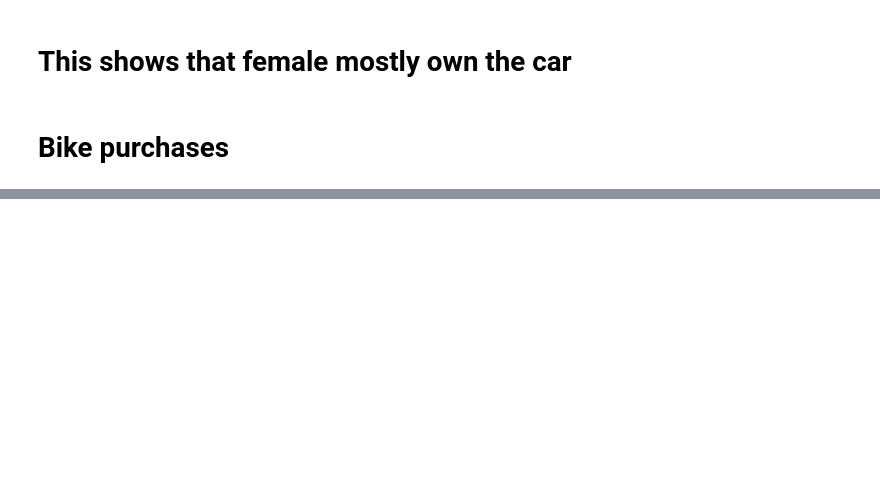
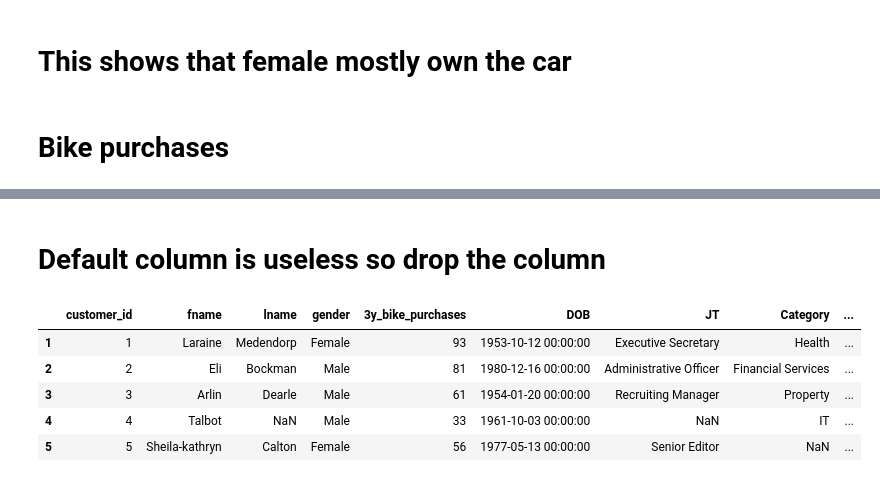
Before and after one commit to romy421kumari/KPMG, a Jupyter notebook: Customerdemography.ipynb, the cells around one changed output, grey strips where cells are left out. Cells and saved outputs as stored; diff of their text form; code cells hidden in the pictures; blank space fills up the shorter version.

```diff
--- a/Customerdemography.ipynb
+++ b/Customerdemography.ipynb
@@ -134,0 +139,12 @@ plt.show()
+# %% [markdown]
+# Default column is useless so drop the column
+# %%
+df.drop(['default'], axis=1, inplace=True)
+df.head()
+# %% [output]
+|  | customer_id | fname | lname | gender | 3y_bike_purchases | DOB | JT | Category | ... |
+| 1 | 1 | Laraine | Medendorp | Female | 93 | 1953-10-12 00:00:00 | Executive Secretary | Health | ... |
+| 2 | 2 | Eli | Bockman | Male | 81 | 1980-12-16 00:00:00 | Administrative Officer | Financial Services | ... |
+| 3 | 3 | Arlin | Dearle | Male | 61 | 1954-01-20 00:00:00 | Recruiting Manager | Property | ... |
+| 4 | 4 | Talbot | NaN | Male | 33 | 1961-10-03 00:00:00 | NaN | IT | ... |
+| 5 | 5 | Sheila-kathryn | Calton | Female | 56 | 1977-05-13 00:00:00 | Senior Editor | NaN | ... |
```
Also changed, not shown: parts of 14 cells of this notebook.
